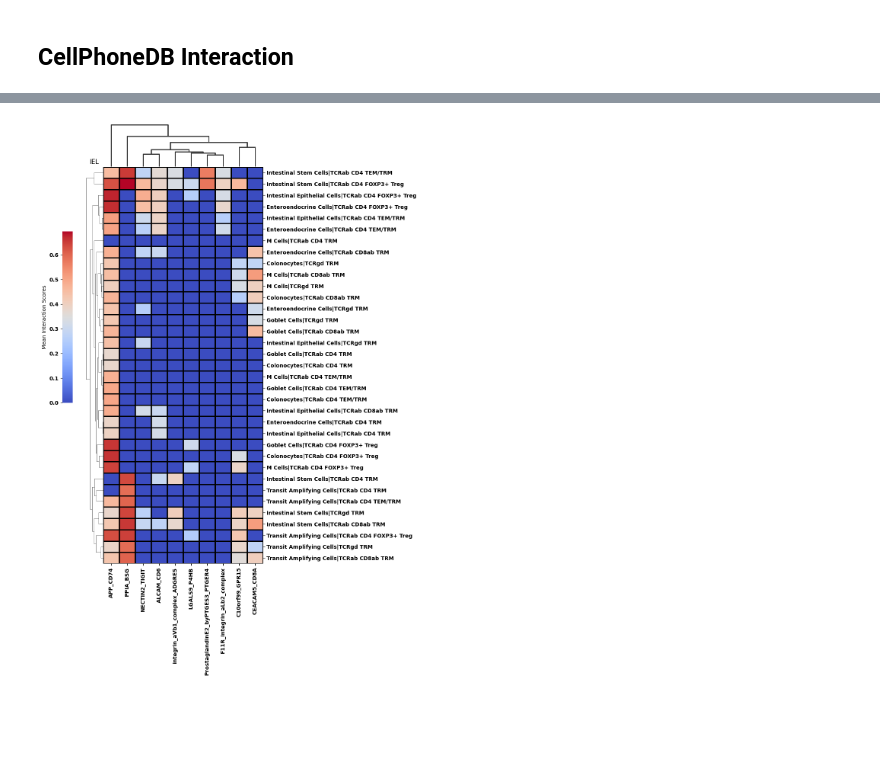
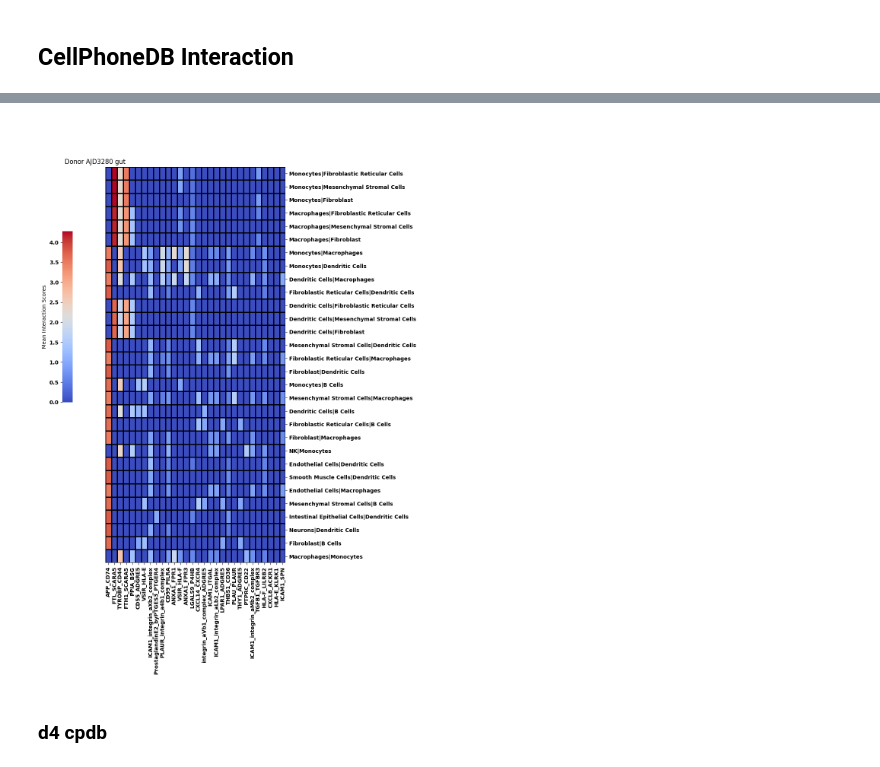
Before and after one commit to Ran-x2/gut-liver-whole-tissue, a Jupyter notebook: cellphonedb_gut.ipynb, the cells around one changed output, grey strips where cells are left out. Cells and saved outputs as stored; diff of their text form; code cells hidden in the pictures; blank space fills up the shorter version.

```diff
--- a/cellphonedb_gut.ipynb
+++ b/cellphonedb_gut.ipynb
@@ -66,8 +94,8 @@ adata_IELIEC.write_h5ad('adata_IELIEC.h5ad')
 # %%
-cpdb_file_path = 'db/v4.1.0/cellphonedb.zip'
-meta_file_path = 'meta.tsv'
-counts_file_path = 'adata_IELIEC.h5ad'
-out_path = 'results/IELIEC'
+cpdb_file_path = 'cpdb_tutorial/db/v4.1.0/cellphonedb.zip'
+meta_file_path = 'gut_3_meta.tsv'
+counts_file_path = 'adata_gut_3_cpdb.h5ad'
+out_path = 'results/gut_3'
 # %%
 from cellphonedb.src.core.methods import cpdb_statistical_analysis_method
 
@@ -89,7 +117,7 @@ deconvoluted, means, pvalues, significant_means = cpdb_statistical_analysis_meth
     separator = '|',                                 # Sets the string to employ to separate cells in the results dataframes "cellA|CellB".
     debug = False,                                   # Saves all intermediate tables employed during the analysis in pkl format.
     output_path = out_path,                          # Path to save results.
-    output_suffix = '_test'                             # Replaces the timestamp in the output files by a user defined string in the  (default: None).
+    output_suffix = '_gut_3'                             # Replaces the timestamp in the output files by a user defined string in the  (default: None).
     )
 # %% [output]
 Reading user files...
@@ -109,4 +137,4 @@ Saved significant_means to results/IELIEC\statistical_analysis_significant_means
 # %%
 interact = significant_means.iloc[:,12:]
 # %%
-IEC_IEL_interaction_names =  [ f"{a}|{b}" for a in list(set(adata_IEC.obs['celltype'])) for b in list(set(adata_IEL.obs['celltype']))]
+interaction_names =  [ f"{a}|{b}" for a in list(set(adata3.obs['celltype_lowres'])) for b in list(set(adata3.obs['celltype_lowres'])) if a !=b]
@@ -133,6 +161,6 @@ IEC_IEL_interaction_names
 # %%
-interact_lymph_endo = interact.loc[:,[ i for i in interact.columns if i in IEC_IEL_interaction_names ]].dropna(how='all').fillna(0)
-interact_lymph_endo.index = significant_means.loc[interact_lymph_endo.index,'interacting_pair']
-interact_lymph_endo = interact_lymph_endo.loc[interact_lymph_endo.sum(axis = 1).sort_values().index.tolist(),:]
-interact_lymph_endo = interact_lymph_endo.loc[:,interact_lymph_endo.sum(axis = 0).sort_values().index.tolist()]
-interact_lymph_endo = np.log(interact_lymph_endo+1)
+interactions = interact.loc[:,[ i for i in interact.columns if i in interaction_names ]].dropna(how='all').fillna(0)
+interactions.index = significant_means.loc[interactions.index,'interacting_pair']
+interactions = interactions.loc[interactions.sum(axis = 1).sort_values(ascending=False).index.tolist(),:]
+interactions = interactions.loc[:,interactions.sum(axis = 0).sort_values(ascending=False).index.tolist()]
+interactions = np.log(interactions+1)
@@ -139,21 +177,21 @@ interact_lymph_endo = np.log(interact_lymph_endo+1)
 # %%
 
 plt.rcParams.update({'font.size': 10, 'font.weight': 'heavy','axes.linewidth':0.5})
 #plt.rcParams.update(plt.rcParamsDefault)
 kwargs = {'cmap': 'coolwarm'}
-clustergrid = sns.clustermap(interact_lymph_endo.T,figsize = (9,15),linewidths=2,
+clustergrid = sns.clustermap(interactions.T.iloc[0:30,0:30],figsize = (9,15),linewidths=1,
                linecolor = 'k',dendrogram_ratio = 0.1, colors_ratio = 0.5,
-               row_cluster = True,cbar_kws={'label': 'Mean Interaction Scores','location':"left"},
+               row_cluster = False,col_cluster=False,cbar_kws={'label': 'Mean Interaction Scores','location':"left"},
                **kwargs)
 for a in clustergrid.ax_col_dendrogram.collections:
         a.set_linewidth(2)
 clustergrid.ax_cbar.set_position([-0.05, 0.5, 0.03, 0.3])
 
 axs = clustergrid.fig.get_axes()
 for j in range(0,len(axs)):
     axs[j].set_xlabel('')
-axs[0].set_title('IEL')
+axs[0].set_title(adata.obs['Donor ID'].values.categories[0] + ' gut')
 
-plt.savefig('heatmap_IEC_IEL_interact.png',dpi = 300,bbox_inches='tight')
+plt.savefig('cpdb_gut_3_3030_interact.png',dpi = 300,bbox_inches='tight')
 # %% [output]
-[figure, old version]
+[figure, new version]
@@ -159,0 +200,2 @@ plt.savefig('heatmap_IEC_IEL_interact.png',dpi = 300,bbox_inches='tight')
+# %% [markdown]
+### d4 cpdb
```
Also changed, not shown: parts of 42 cells of this notebook, 2 other files.
